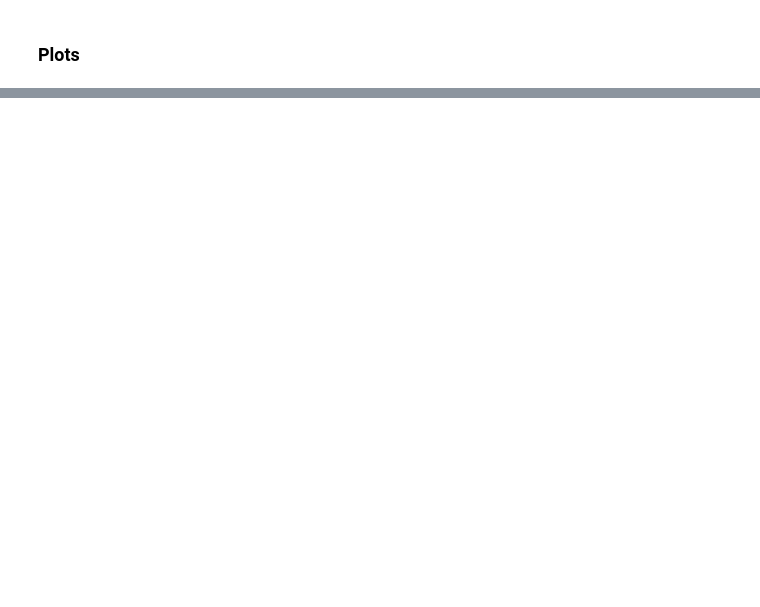
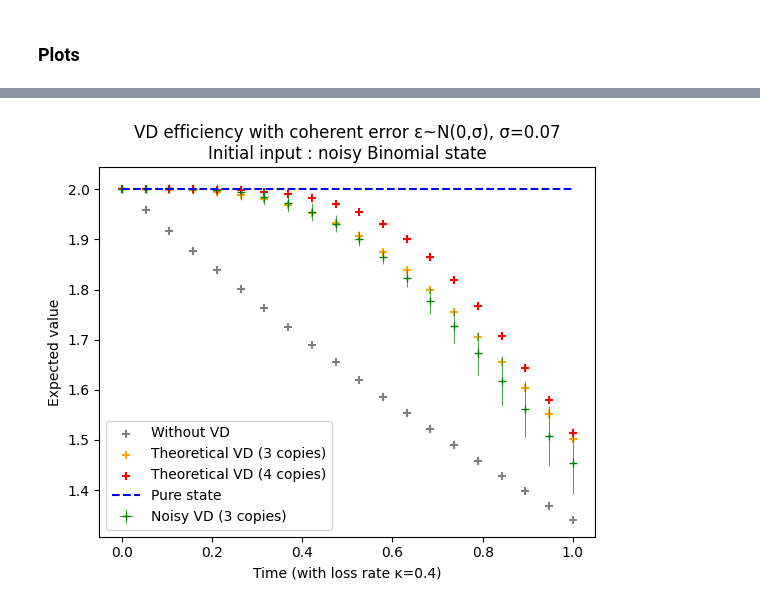
Before and after one commit to lfinocchiaro/virtual-distillation, a Jupyter notebook: virtual_distillation.ipynb, the cells around one changed output, grey strips where cells are left out. Saved outputs shown, nothing was run; the diff lists cells and outputs as text; code cells hidden in the pictures; blank space fills up the shorter version.

```diff
--- a/virtual_distillation.ipynb
+++ b/virtual_distillation.ipynb
@@ -193,0 +238,6 @@ array([[ 1],
+# %%
+result_binomial, result_binomial_th = perform_protocol(rho_list, F_list)
+# %%
+plot_all(t_list, result_binomial, result_binomial_th[2], result_binomial_th[0], result_binomial_th[1], False, "Binomial state")
+# %% [output]
+[figure, added]
```
Also changed, not shown: parts of 16 cells of this notebook.
